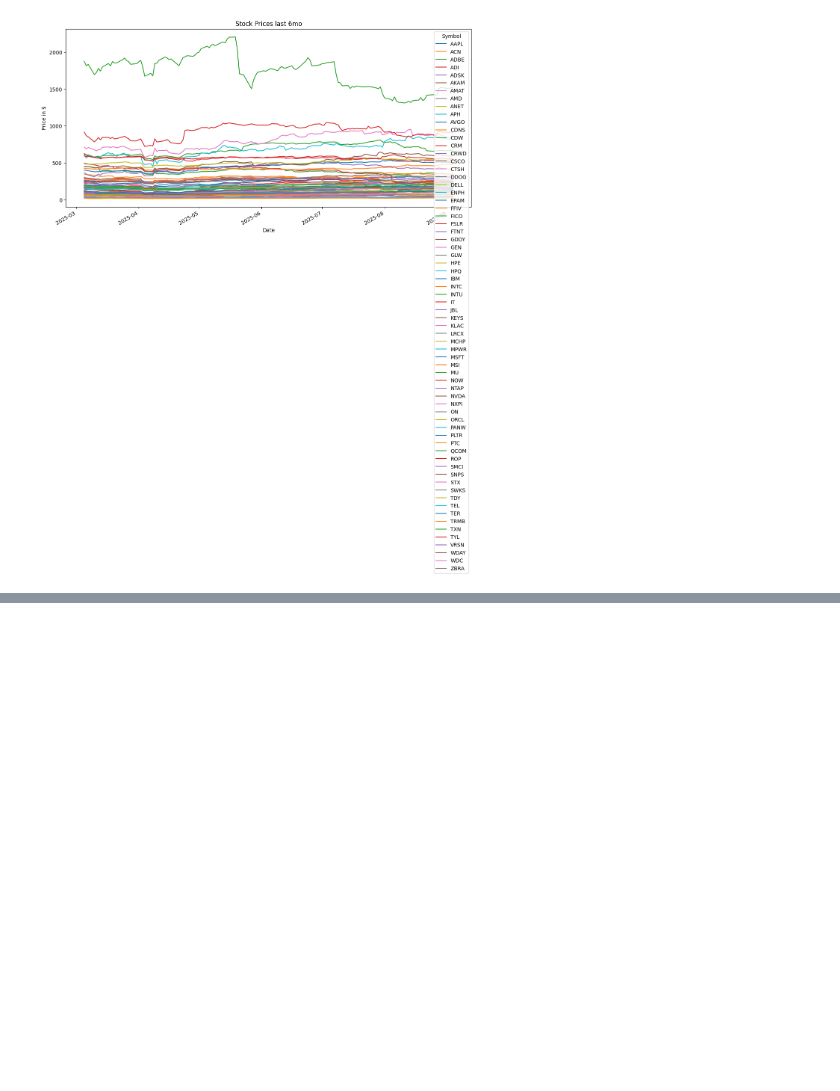
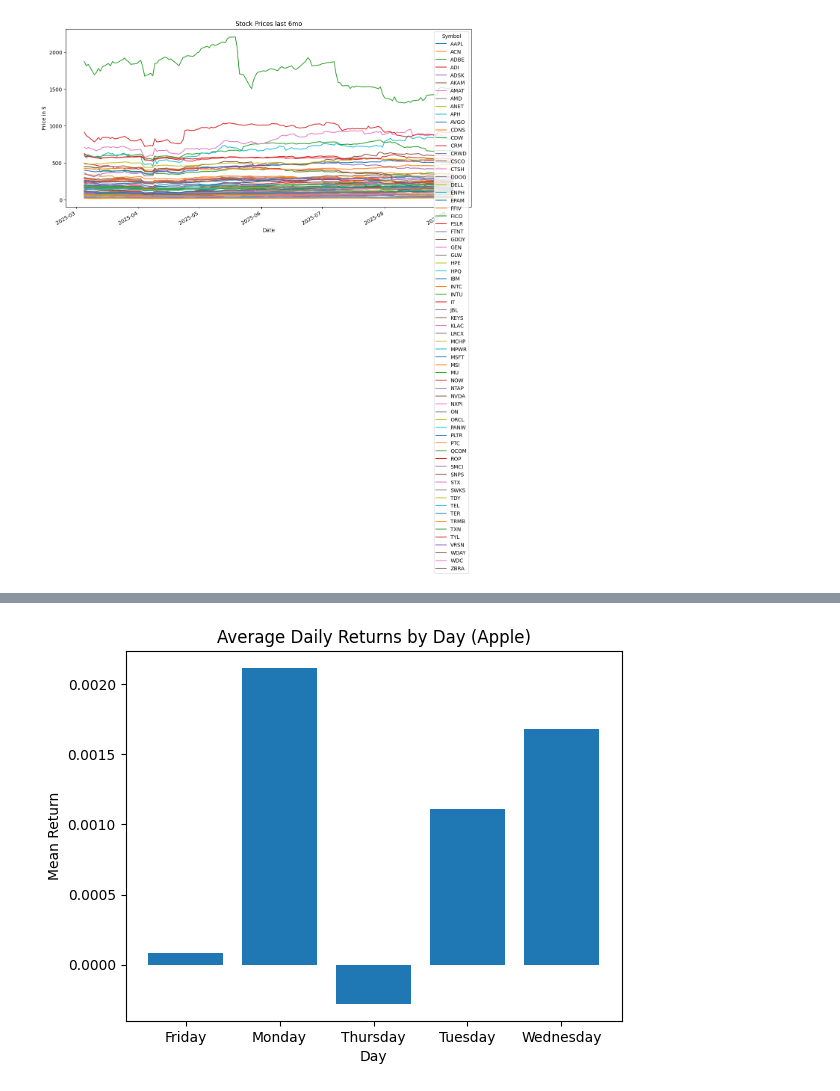
Before and after one commit to mbrwn22/StockModeling, a Jupyter notebook: jupytertest.ipynb, the cells around one changed output, grey strips where cells are left out. Cells and saved outputs as stored; diff of their text form; code cells hidden in the pictures; blank space fills up the shorter version.

Commit message:
added daily returns draft

```diff
--- a/jupytertest.ipynb
+++ b/jupytertest.ipynb
@@ -94,0 +95,11 @@ plt.show()
+# %%
+data["Day"] = data.index.day_name()
+dow_avg = data.groupby("Day")["Return"].mean()
+
+plt.bar(dow_avg.index, dow_avg.values)
+plt.title("Average Daily Returns by Day (Apple)")
+plt.xlabel("Day")
+plt.ylabel("Mean Return")
+plt.show()
+# %% [output]
+[figure, added]
```
Also changed, not shown: parts of 1 cell of this notebook.
